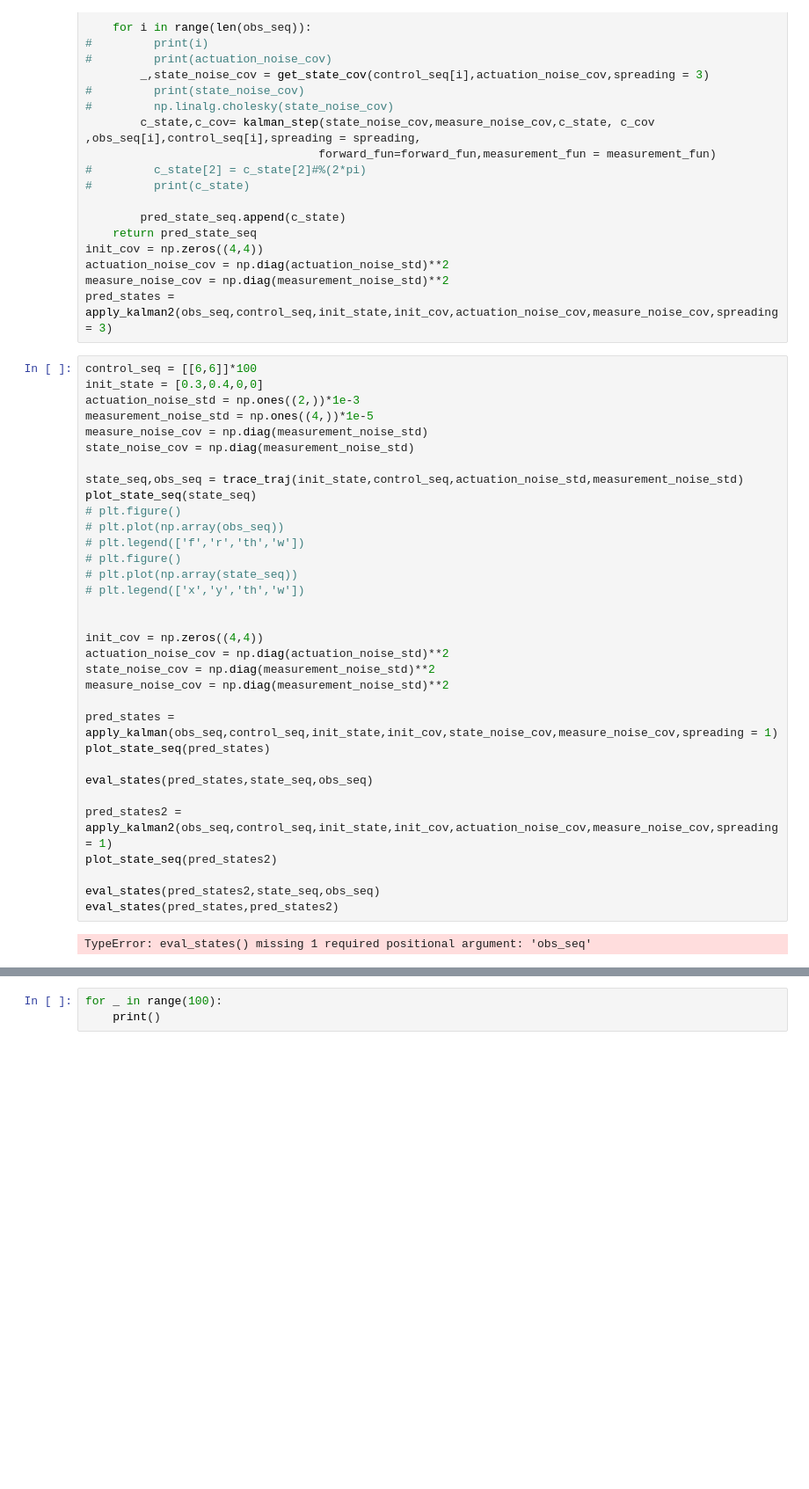
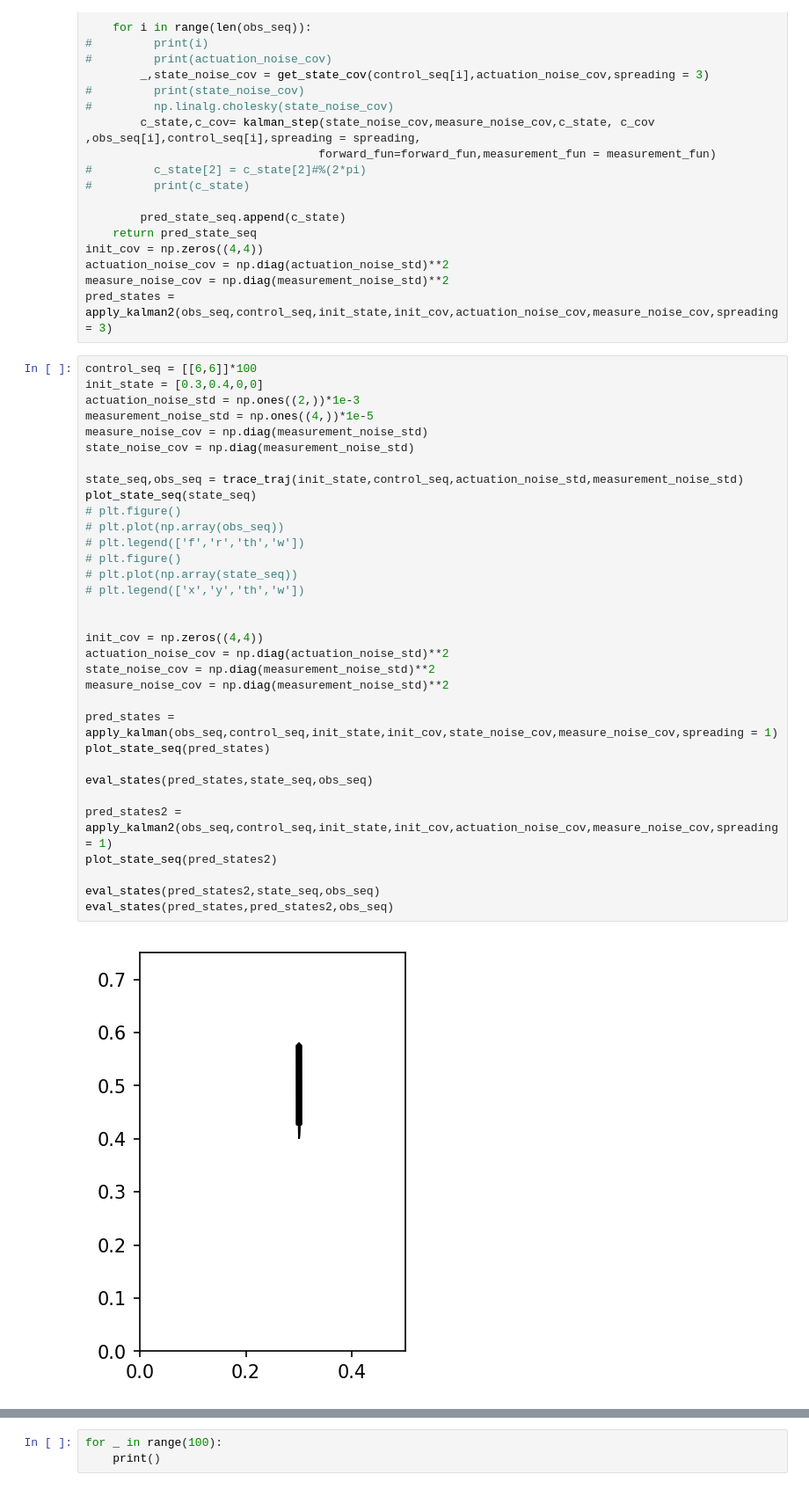
Before and after one commit to samer1248/ECE209AS-Lab3, a Jupyter notebook: project3.ipynb, the cells around one changed output, grey strips where cells are left out. Shown at 88% size. Drawn from its saved outputs; the diff is of its cells as text; blank space fills up the shorter version.

```diff
--- a/project3.ipynb
+++ b/project3.ipynb
@@ -489,32 +489,32 @@ init_state = [0.3,0.4,0,0]
 actuation_noise_std = np.ones((2,))*1e-3
 measurement_noise_std = np.ones((4,))*1e-5
 measure_noise_cov = np.diag(measurement_noise_std)
 state_noise_cov = np.diag(measurement_noise_std)
 
 state_seq,obs_seq = trace_traj(init_state,control_seq,actuation_noise_std,measurement_noise_std)
 plot_state_seq(state_seq)
 # plt.figure()
 # plt.plot(np.array(obs_seq))
 # plt.legend(['f','r','th','w'])
 # plt.figure()
 # plt.plot(np.array(state_seq))
 # plt.legend(['x','y','th','w'])
 
 
 init_cov = np.zeros((4,4))
 actuation_noise_cov = np.diag(actuation_noise_std)**2
 state_noise_cov = np.diag(measurement_noise_std)**2
 measure_noise_cov = np.diag(measurement_noise_std)**2
 
 pred_states = apply_kalman(obs_seq,control_seq,init_state,init_cov,state_noise_cov,measure_noise_cov,spreading = 1)
 plot_state_seq(pred_states)
 
 eval_states(pred_states,state_seq,obs_seq)
 
 pred_states2 = apply_kalman2(obs_seq,control_seq,init_state,init_cov,actuation_noise_cov,measure_noise_cov,spreading = 1)
 plot_state_seq(pred_states2)
 
 eval_states(pred_states2,state_seq,obs_seq)
-eval_states(pred_states,pred_states2)
+eval_states(pred_states,pred_states2,obs_seq)
 # %% [output]
-TypeError: eval_states() missing 1 required positional argument: 'obs_seq'
+[figure, added]
```
Also changed, not shown: parts of 2 cells of this notebook, 2 other files.
